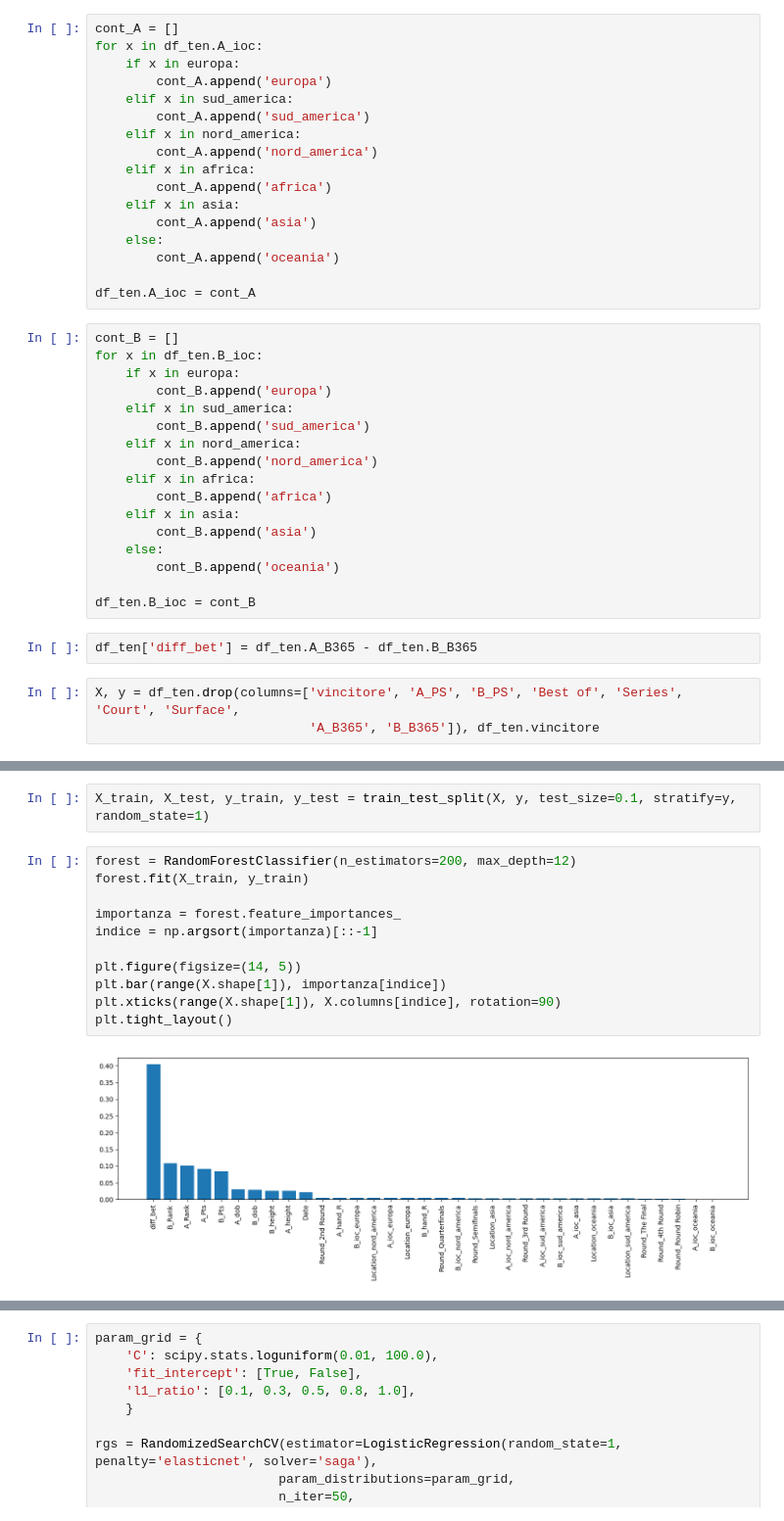
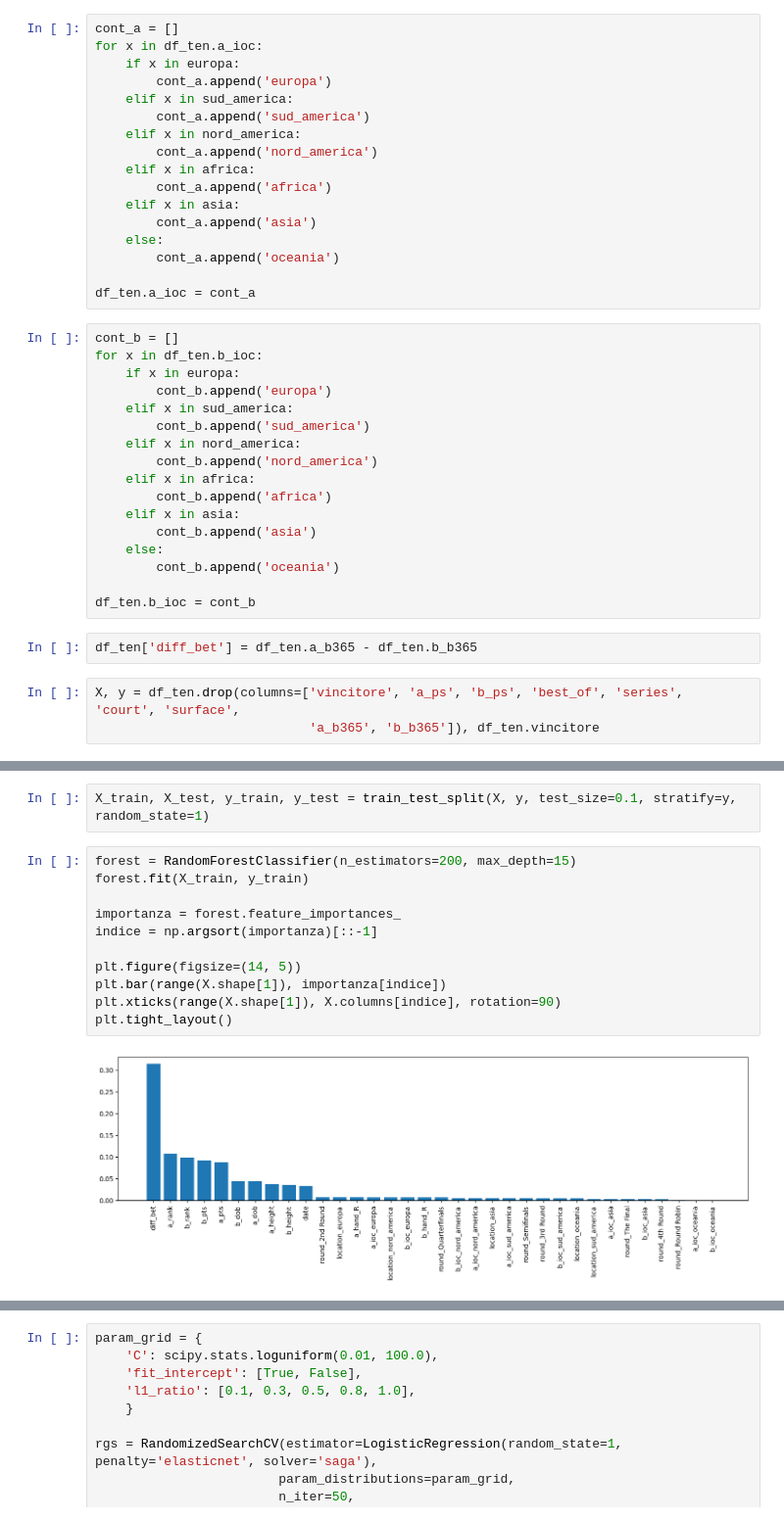
Before and after one commit to ludovicolc/ten, a Jupyter notebook: tennis_bet.ipynb, the cells around one changed output, grey strips where cells are left out. Shown at 98% size. Saved outputs shown, nothing was run; the diff lists cells and outputs as text.

```diff
--- a/tennis_bet.ipynb
+++ b/tennis_bet.ipynb
@@ -34,44 +54,44 @@ africa = ['RSA', 'TUN', 'MAR', 'TUR', 'EGY', 'ALG', 'ZIM']
 asia = ['JPN', 'KAZ', 'UZB', 'ISR', 'IND', 'THA', 'KOR', 'ARM', 'CHN', 'TPE', 'PHI', 'MON', 'PAK']
 oceania = ['NZL']
 # %%
-cont_A = []
-for x in df_ten.A_ioc:
+cont_a = []
+for x in df_ten.a_ioc:
     if x in europa:
-        cont_A.append('europa')
+        cont_a.append('europa')
     elif x in sud_america:
-        cont_A.append('sud_america')
+        cont_a.append('sud_america')
     elif x in nord_america:
-        cont_A.append('nord_america')
+        cont_a.append('nord_america')
     elif x in africa:
-        cont_A.append('africa')
+        cont_a.append('africa')
     elif x in asia:
-        cont_A.append('asia')
+        cont_a.append('asia')
     else:
-        cont_A.append('oceania')
+        cont_a.append('oceania')
 
-df_ten.A_ioc = cont_A
+df_ten.a_ioc = cont_a
 # %%
-cont_B = []
-for x in df_ten.B_ioc:
+cont_b = []
+for x in df_ten.b_ioc:
     if x in europa:
-        cont_B.append('europa')
+        cont_b.append('europa')
     elif x in sud_america:
-        cont_B.append('sud_america')
+        cont_b.append('sud_america')
     elif x in nord_america:
-        cont_B.append('nord_america')
+        cont_b.append('nord_america')
     elif x in africa:
-        cont_B.append('africa')
+        cont_b.append('africa')
     elif x in asia:
-        cont_B.append('asia')
+        cont_b.append('asia')
     else:
-        cont_B.append('oceania')
+        cont_b.append('oceania')
 
-df_ten.B_ioc = cont_B
+df_ten.b_ioc = cont_b
 # %%
-df_ten['diff_bet'] = df_ten.A_B365 - df_ten.B_B365
+df_ten['diff_bet'] = df_ten.a_b365 - df_ten.b_b365
 # %%
-X, y = df_ten.drop(columns=['vincitore', 'A_PS', 'B_PS', 'Best of', 'Series', 'Court', 'Surface',
-                            'A_B365', 'B_B365']), df_ten.vincitore
+X, y = df_ten.drop(columns=['vincitore', 'a_ps', 'b_ps', 'best_of', 'series', 'court', 'surface',
+                            'a_b365', 'b_b365']), df_ten.vincitore
 # %%
 X = pd.get_dummies(X, drop_first=True)
 # %%
@@ -80,18 +100,18 @@ y = le.fit_transform(y)
 # %%
 X_train, X_test, y_train, y_test = train_test_split(X, y, test_size=0.1, stratify=y, random_state=1)
 # %%
-forest = RandomForestClassifier(n_estimators=200, max_depth=12)
+forest = RandomForestClassifier(n_estimators=200, max_depth=15)
 forest.fit(X_train, y_train)
 
 importanza = forest.feature_importances_
 indice = np.argsort(importanza)[::-1]
 
 plt.figure(figsize=(14, 5))
 plt.bar(range(X.shape[1]), importanza[indice])
 plt.xticks(range(X.shape[1]), X.columns[indice], rotation=90)
 plt.tight_layout()
 # %% [output]
-[figure, old version]
+[figure, new version]
 # %%
 sc = StandardScaler()
 X_train_std = sc.fit_transform(X_train)
```
Also changed, not shown: parts of 10 cells of this notebook, 4 other files.
